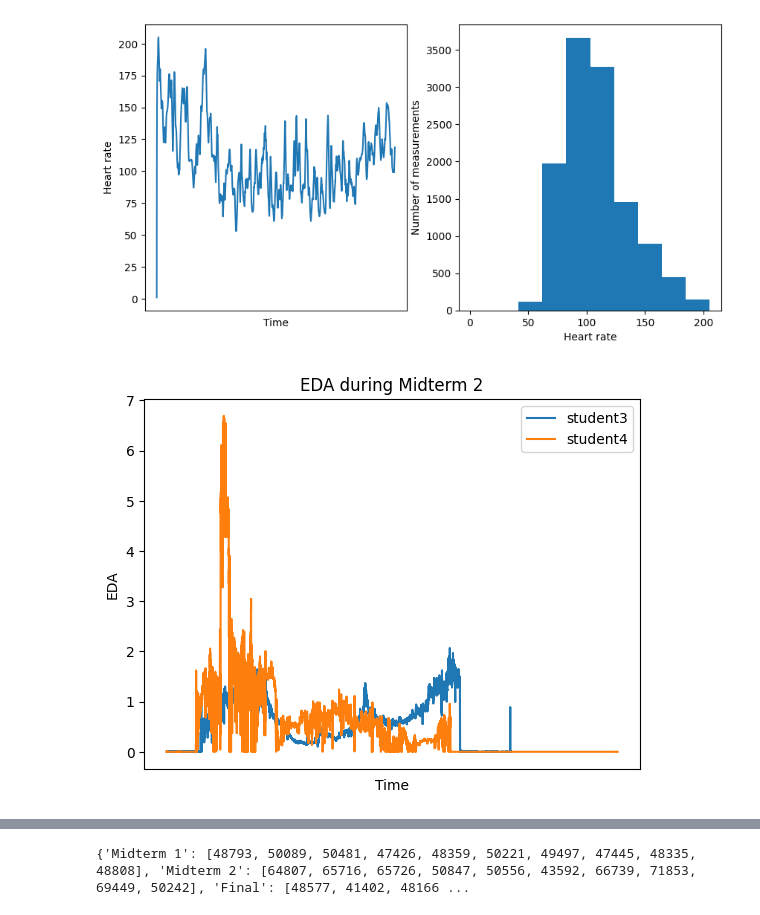
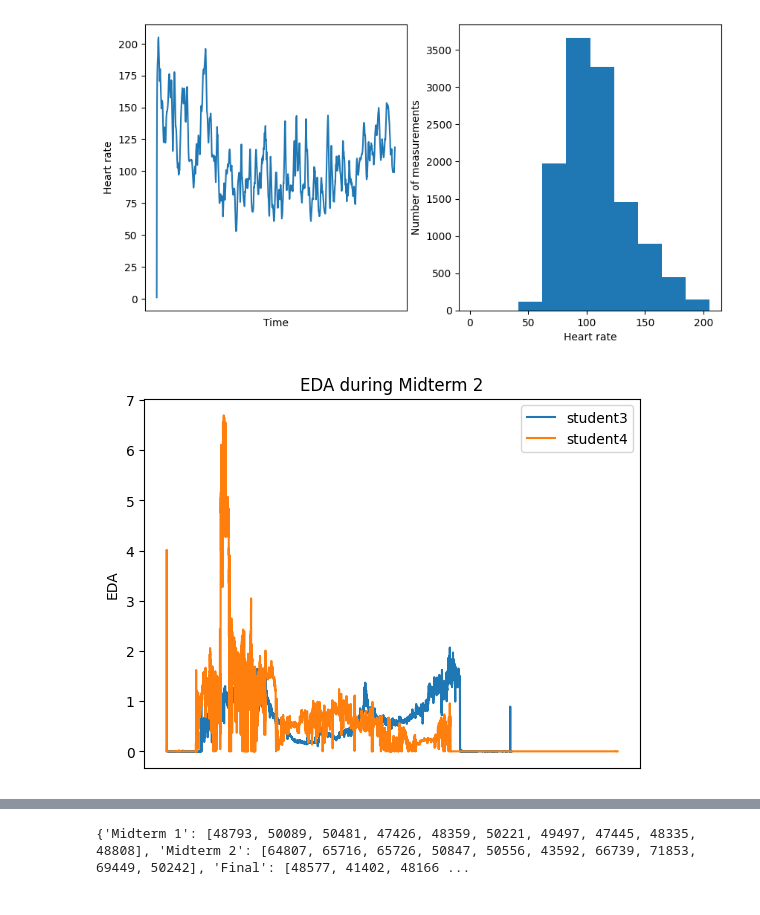
Before and after one commit to Franmicka1/UZOP_projekt, a Jupyter notebook: Obrada_i_prikaz_pod.ipynb, the cells around one changed output, grey strips where cells are left out. Saved outputs shown, nothing was run; the diff lists cells and outputs as text; code cells hidden in the pictures.

```diff
--- a/Obrada_i_prikaz_pod.ipynb
+++ b/Obrada_i_prikaz_pod.ipynb
@@ -26,7 +26,7 @@ for s in os.listdir(dir):
         for filename in os.listdir(dir3):
             df_list = []
             f = os.path.join(dir3, filename)
-            if f.endswith(".csv") and os.stat(f).st_size != 0:
+            if f.endswith(".csv") and os.stat(f).st_size != 0 and filename != 'tags.csv':
                 name = os.path.splitext(filename)[0]
                 if name == "ACC":
                     csv_files[f] = ["ACCx","ACCy","ACCz"]
@@ -130,18 +130,18 @@ max      205.020000
 # %%
 #comparing the EDA values between student3 and student4
 X_tmp1 = pd.DataFrame(students["S3"]["Midterm 2"][2])
 X_tmp2 = pd.DataFrame(students["S4"]["Midterm 2"][2])
 
-plt.xlabel('Time')
+
 plt.xticks([])
 plt.ylabel('EDA')
 plt.title('EDA during Midterm 2')
 plt.plot(X_tmp1, label ='student3')
 plt.plot(X_tmp2, label ='student4')
 plt.legend(loc='best')
 plt.show()
 # %% [output]
-[figure, old version]
+[figure, new version]
 # %%
 #comparing temperatures from all 10 students on Midterm 1 exam
 X_tmp_lst=[]
```
Also changed, not shown: parts of 13 cells of this notebook.
